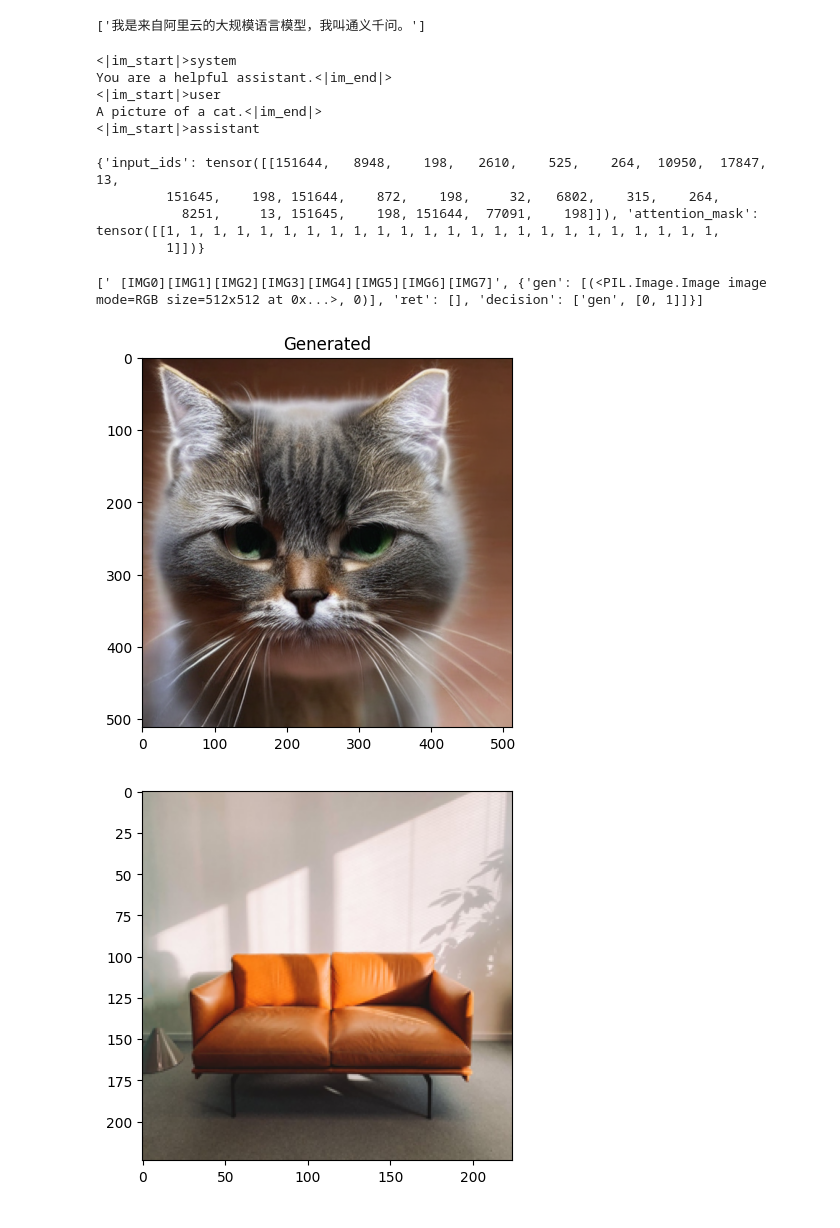
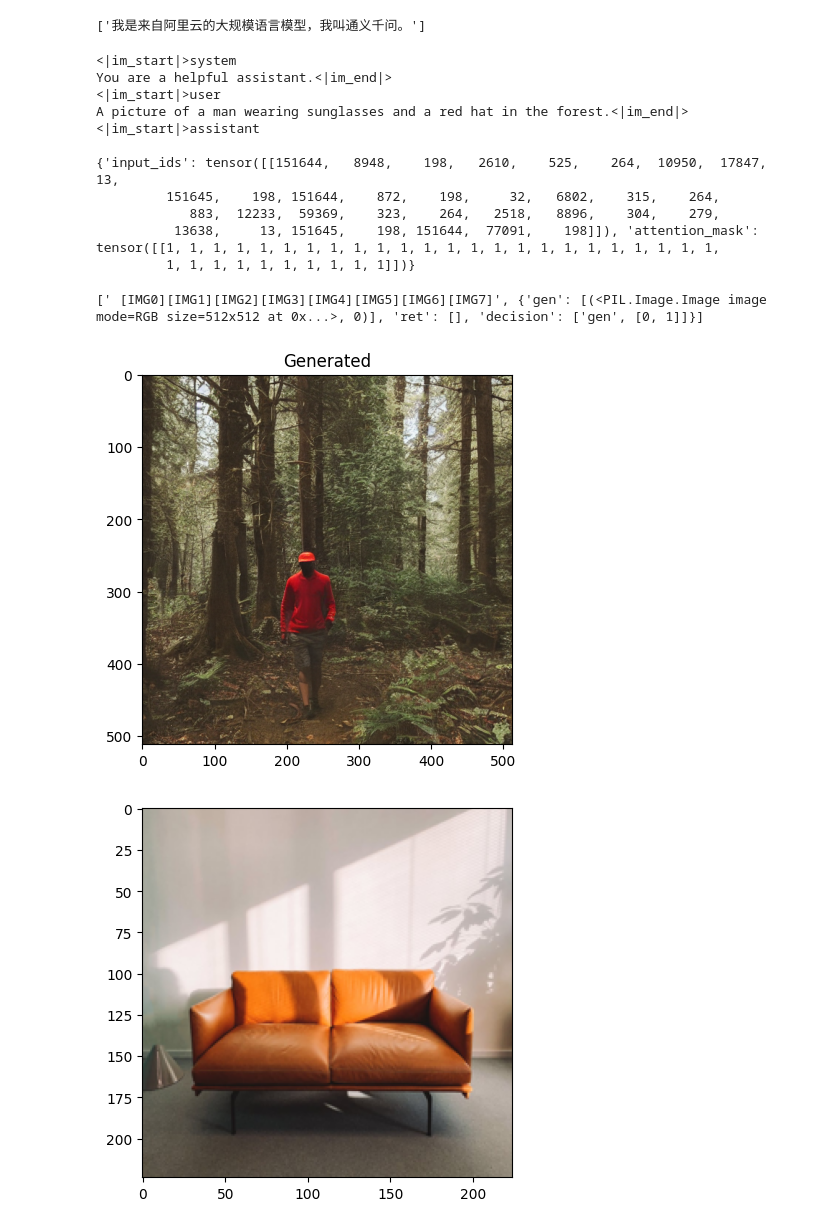
Before and after one commit to lxysl/gill-vl, a Jupyter notebook: GILL_VL_Inference.ipynb, the cells around one changed output. Saved outputs shown, nothing was run; the diff lists cells and outputs as text; code cells hidden in the pictures.

```diff
--- a/GILL_VL_Inference.ipynb
+++ b/GILL_VL_Inference.ipynb
@@ -89,7 +89,7 @@ messages = [
     {
         "role": "user",
         "content": [
-            {"type": "text", "text": "A picture of a cat."},
+            {"type": "text", "text": "A picture of a man wearing sunglasses and a red hat in the forest."},
         ],
     }
 ]
@@ -113,26 +113,28 @@ inputs = inputs.to("cuda")
 <|im_start|>system
 You are a helpful assistant.<|im_end|>
 <|im_start|>user
-A picture of a cat.<|im_end|>
+A picture of a man wearing sunglasses and a red hat in the forest.<|im_end|>
 <|im_start|>assistant
 
 {'input_ids': tensor([[151644,   8948,    198,   2610,    525,    264,  10950,  17847,     13,
          151645,    198, 151644,    872,    198,     32,   6802,    315,    264,
-           8251,     13, 151645,    198, 151644,  77091,    198]]), 'attention_mask': tensor([[1, 1, 1, 1, 1, 1, 1, 1, 1, 1, 1, 1, 1, 1, 1, 1, 1, 1, 1, 1, 1, 1, 1, 1,
-         1]])}
+            883,  12233,  59369,    323,    264,   2518,   8896,    304,    279,
+          13638,     13, 151645,    198, 151644,  77091,    198]]), 'attention_mask': tensor([[1, 1, 1, 1, 1, 1, 1, 1, 1, 1, 1, 1, 1, 1, 1, 1, 1, 1, 1, 1, 1, 1, 1, 1,
+         1, 1, 1, 1, 1, 1, 1, 1, 1, 1]])}
 # %%
+g_cuda = torch.Generator(device='cuda').manual_seed(1337)
 return_outputs = model.generate_for_images_and_texts(inputs, num_words=32, ret_scale_factor=100.0, generator=g_cuda)
 print(return_outputs)
 if return_outputs[1]['decision'][0] == 'gen':
     plt.imshow(return_outputs[1]['gen'][0][0])
     plt.title('Generated')
 else:
     plt.imshow(return_outputs[1]['ret'][0][0].resize((512, 512)))
     plt.title(f"Retrieved")
 plt.show()
 # %% [output]
 [' [IMG0][IMG1][IMG2][IMG3][IMG4][IMG5][IMG6][IMG7]', {'gen': [(<PIL.Image.Image image mode=RGB size=512x512 at 0x...>, 0)], 'ret': [], 'decision': ['gen', [0, 1]]}]
-[figure, old version]
+[figure, new version]
 # %%
 sofa_img = utils.get_image_from_url('https://images.pexels.com/photos/1866149/pexels-photo-1866149.jpeg?auto=compress&cs=tinysrgb&w=1260&h=750&dpr=1')
 # show the image
```
Also changed, not shown: parts of 1 cell of this notebook, 12 other files.
